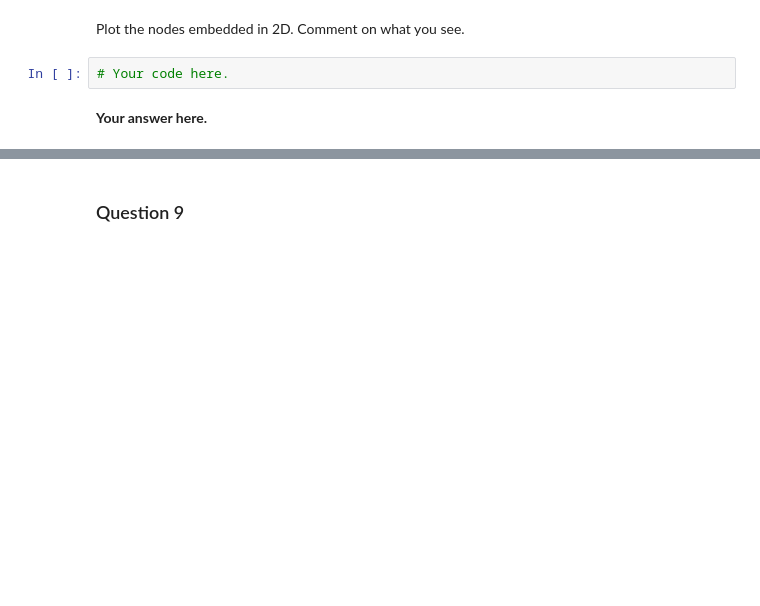
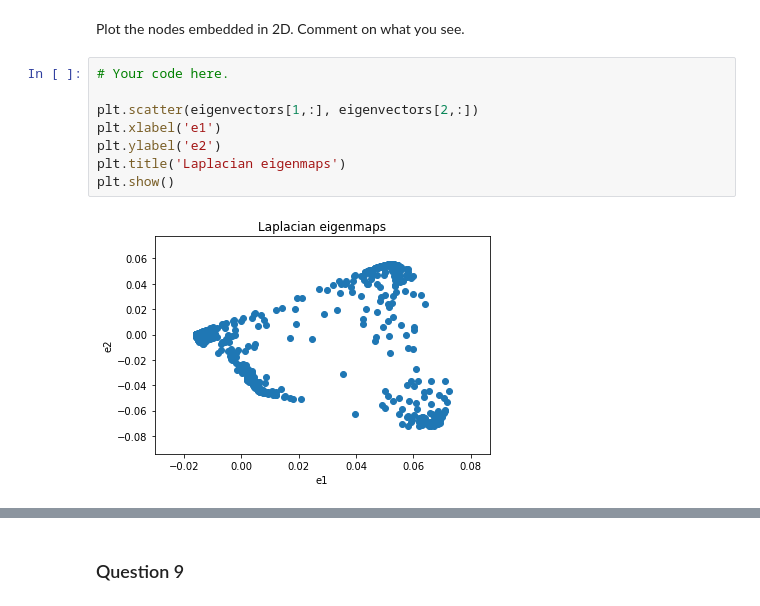
Before and after one commit to Team36-ntds2018/Project_free_music_archives_2018, a Jupyter notebook: Milestone_3/3_spectral_graph_theory.ipynb, the cells around one changed output, grey strips where cells are left out. Cells and saved outputs as stored; diff of their text form; blank space fills up the shorter version.

```diff
--- a/Milestone_3/3_spectral_graph_theory.ipynb
+++ b/Milestone_3/3_spectral_graph_theory.ipynb
@@ -192,6 +289,12 @@ A partial eigendecomposition scales as $\Omega(k |\mathcal{E}|$), while a comple
 # %% [markdown]
 Plot the nodes embedded in 2D. Comment on what you see.
-# %%
-# Your code here.
-# %% [markdown]
-**Your answer here.**
+# %%
+# Your code here.
+
+plt.scatter(eigenvectors[1,:], eigenvectors[2,:])
+plt.xlabel('e1')
+plt.ylabel('e2')
+plt.title('Laplacian eigenmaps')
+plt.show()
+# %% [output]
+[figure, added]
```
Also changed, not shown: parts of 35 cells of this notebook, 2 other files.
